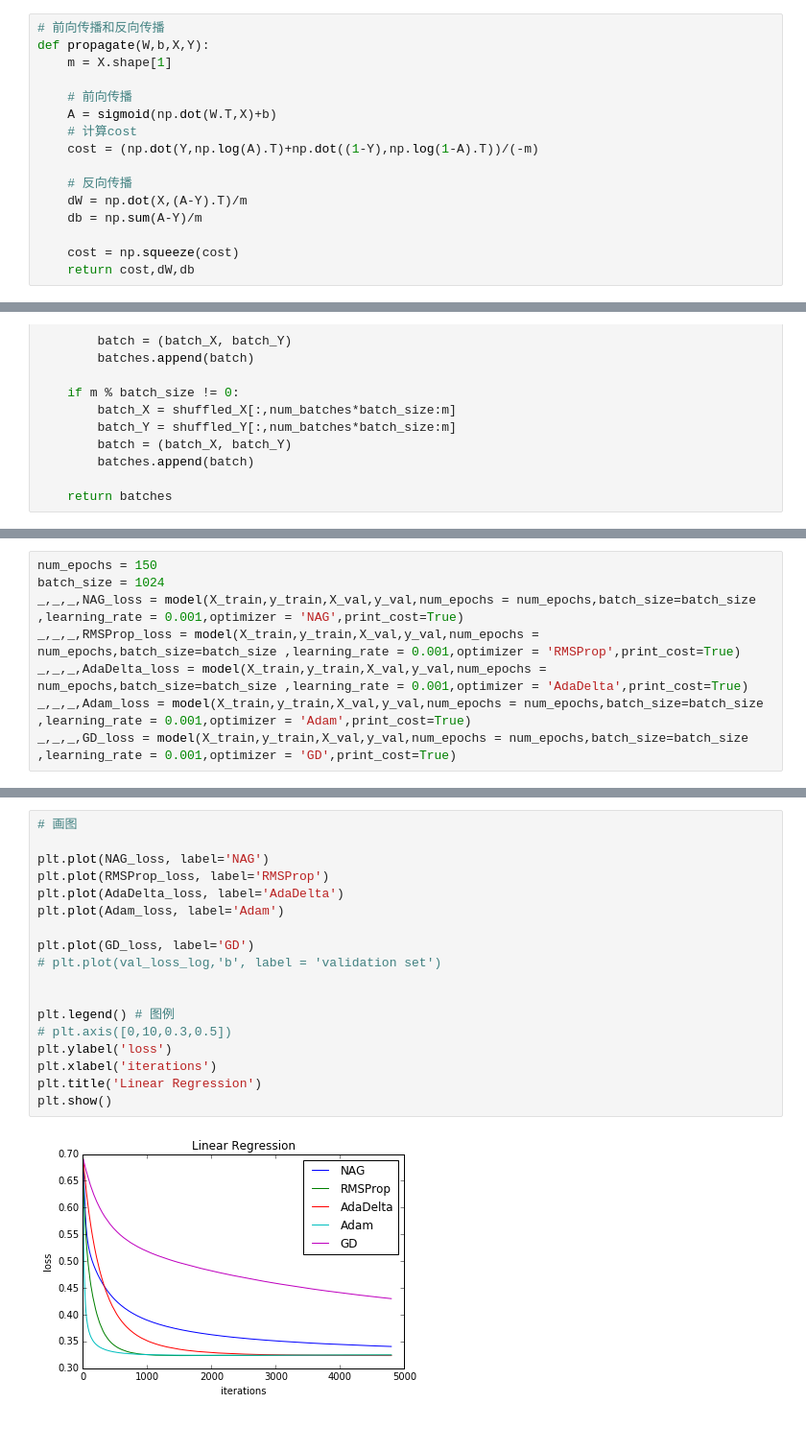
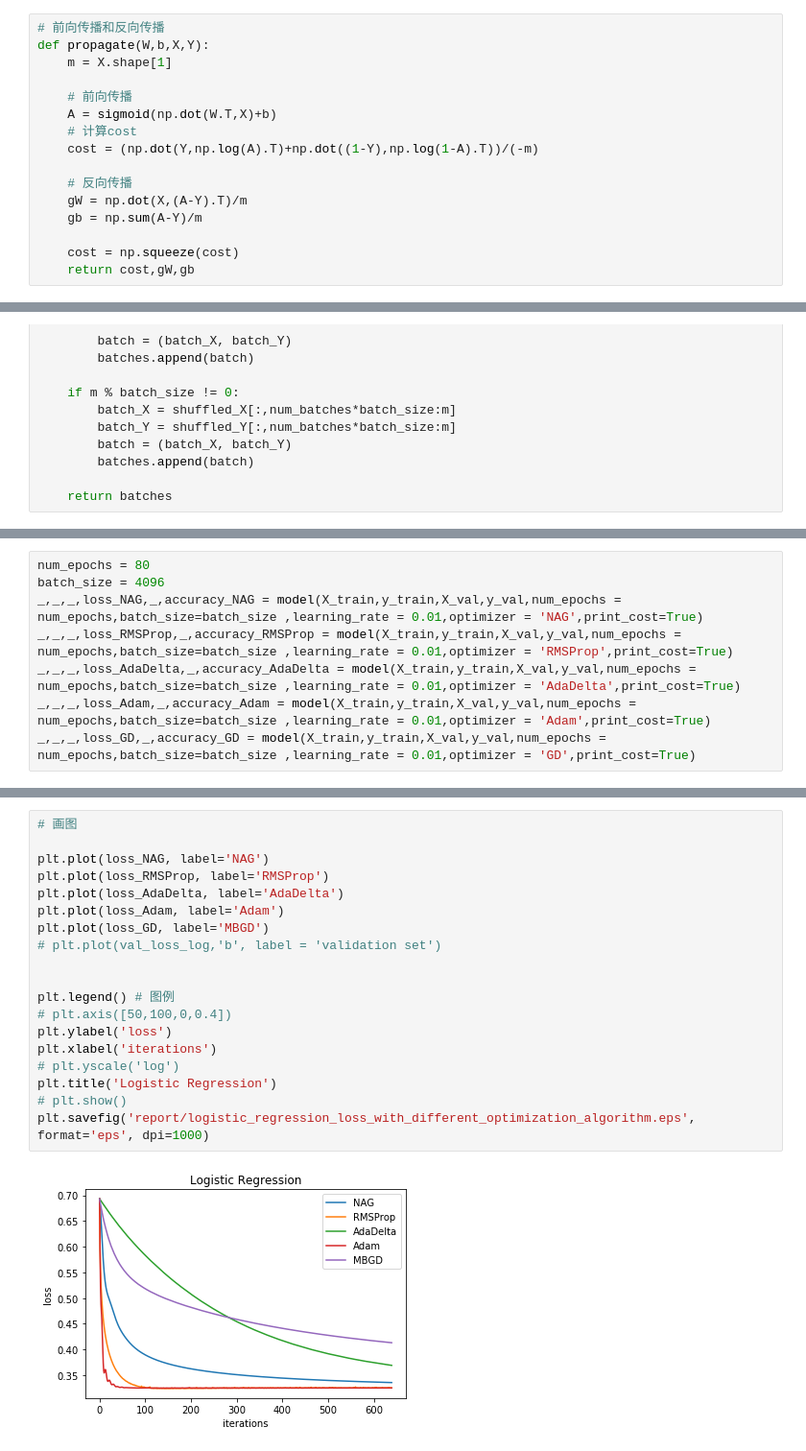
Before and after one commit to nopyhe/ML2017-lab-02, a Jupyter notebook: RegressionExperiment.ipynb, the cells around one changed output, grey strips where cells are left out. Shown at 96% size. Drawn from its saved outputs; the diff is of its cells as text.

```diff
--- a/RegressionExperiment.ipynb
+++ b/RegressionExperiment.ipynb
@@ -43,11 +43,11 @@ def propagate(W,b,X,Y):
     cost = (np.dot(Y,np.log(A).T)+np.dot((1-Y),np.log(1-A).T))/(-m)
 
     # 反向传播
-    dW = np.dot(X,(A-Y).T)/m
-    db = np.sum(A-Y)/m
+    gW = np.dot(X,(A-Y).T)/m
+    gb = np.sum(A-Y)/m
 
     cost = np.squeeze(cost)
-    return cost,dW,db
+    return cost,gW,gb
 # %%
 def predict(W,b,X):
     m = X.shape[1]
@@ -213,9 +197,9 @@ def model(X_train, Y_train, X_val, Y_val, batch_size = 64, num_epochs = 200, lea
 # %%
-num_epochs = 150
-batch_size = 1024
-_,_,_,NAG_loss = model(X_train,y_train,X_val,y_val,num_epochs = num_epochs,batch_size=batch_size ,learning_rate = 0.001,optimizer = 'NAG',print_cost=True)
-_,_,_,RMSProp_loss = model(X_train,y_train,X_val,y_val,num_epochs = num_epochs,batch_size=batch_size ,learning_rate = 0.001,optimizer = 'RMSProp',print_cost=True)
-_,_,_,AdaDelta_loss = model(X_train,y_train,X_val,y_val,num_epochs = num_epochs,batch_size=batch_size ,learning_rate = 0.001,optimizer = 'AdaDelta',print_cost=True)
-_,_,_,Adam_loss = model(X_train,y_train,X_val,y_val,num_epochs = num_epochs,batch_size=batch_size ,learning_rate = 0.001,optimizer = 'Adam',print_cost=True)
-_,_,_,GD_loss = model(X_train,y_train,X_val,y_val,num_epochs = num_epochs,batch_size=batch_size ,learning_rate = 0.001,optimizer = 'GD',print_cost=True)
+num_epochs = 80
+batch_size = 4096
+_,_,_,loss_NAG,_,accuracy_NAG = model(X_train,y_train,X_val,y_val,num_epochs = num_epochs,batch_size=batch_size ,learning_rate = 0.01,optimizer = 'NAG',print_cost=True)
+_,_,_,loss_RMSProp,_,accuracy_RMSProp = model(X_train,y_train,X_val,y_val,num_epochs = num_epochs,batch_size=batch_size ,learning_rate = 0.01,optimizer = 'RMSProp',print_cost=True)
+_,_,_,loss_AdaDelta,_,accuracy_AdaDelta = model(X_train,y_train,X_val,y_val,num_epochs = num_epochs,batch_size=batch_size ,learning_rate = 0.01,optimizer = 'AdaDelta',print_cost=True)
+_,_,_,loss_Adam,_,accuracy_Adam = model(X_train,y_train,X_val,y_val,num_epochs = num_epochs,batch_size=batch_size ,learning_rate = 0.01,optimizer = 'Adam',print_cost=True)
+_,_,_,loss_GD,_,accuracy_GD = model(X_train,y_train,X_val,y_val,num_epochs = num_epochs,batch_size=batch_size ,learning_rate = 0.01,optimizer = 'GD',print_cost=True)
 # %% [output]
@@ -232,20 +223,21 @@ After epoch 100, train cost: 0.446112
 # %%
 # 画图
 
-plt.plot(NAG_loss, label='NAG')
-plt.plot(RMSProp_loss, label='RMSProp')
-plt.plot(AdaDelta_loss, label='AdaDelta')
-plt.plot(Adam_loss, label='Adam')
-
-plt.plot(GD_loss, label='GD')
+plt.plot(loss_NAG, label='NAG')
+plt.plot(loss_RMSProp, label='RMSProp')
+plt.plot(loss_AdaDelta, label='AdaDelta')
+plt.plot(loss_Adam, label='Adam')
+plt.plot(loss_GD, label='MBGD')
 # plt.plot(val_loss_log,'b', label = 'validation set')
 
 
 plt.legend() # 图例
-# plt.axis([0,10,0.3,0.5])
+# plt.axis([50,100,0,0.4])
 plt.ylabel('loss')
 plt.xlabel('iterations')
-plt.title('Linear Regression')
-plt.show()
+# plt.yscale('log')
+plt.title('Logistic Regression')
+# plt.show()
+plt.savefig('report/logistic_regression_loss_with_different_optimization_algorithm.eps', format='eps', dpi=1000)
 # %% [output]
-[figure, old version]
+[figure, new version]
```
Also changed, not shown: parts of 5 cells of this notebook, 5 other files.
